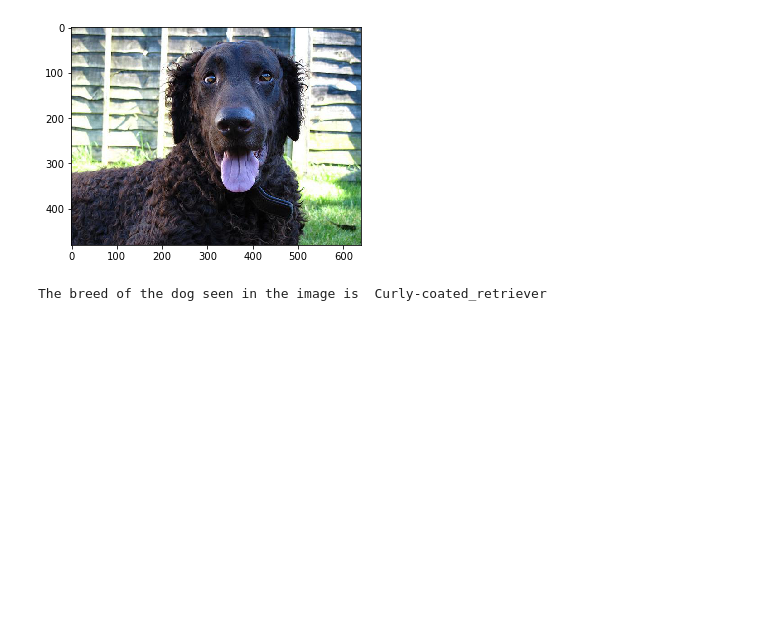
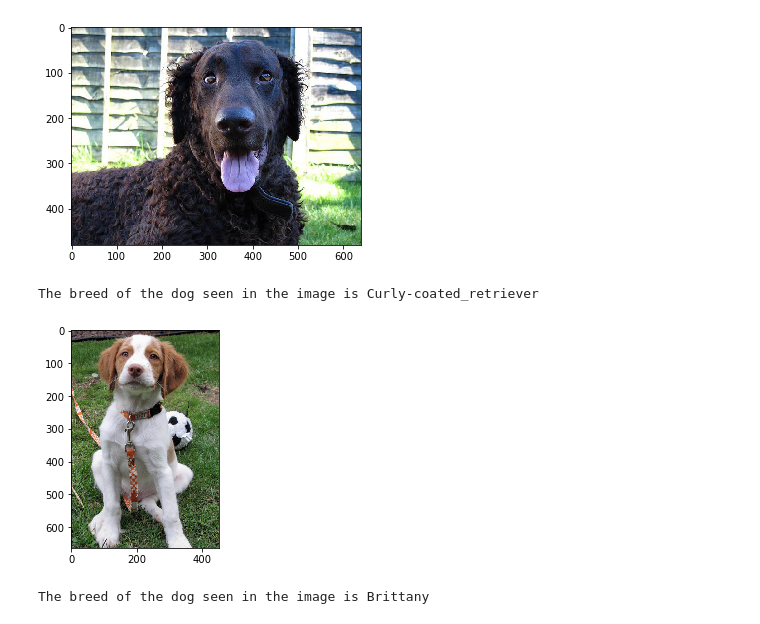
Before and after one commit to mavharsha/dl-solutions, a Jupyter notebook: dog-project/dog_app.ipynb, the cells around one changed output. Drawn from its saved outputs; the diff is of its cells as text; code cells hidden in the pictures; blank space fills up the shorter version.

Commit message:
Added a couple of images to test the CNN

```diff
--- a/dog-project/dog_app.ipynb
+++ b/dog-project/dog_app.ipynb
@@ -731,7 +731,7 @@ def dog_and_human_predictor(path):
     elif face_detector(path) == True:
         return print('A Human is seen in the picture.')
     else:
-        return print('Error detecting either a human or dog.')
+        return print('Error detecting! It is neither a human nor a dog.')
 # %% [markdown]
 ---
 <a id='step7'></a>
@@ -776,0 +777,5 @@ The breed of the dog seen in the image is  Curly-coated_retriever
+# %%
+dog_and_human_predictor("images/Brittany_02625.jpg")
+# %% [output]
+[figure, added]
+The breed of the dog seen in the image is Brittany
```
Also changed, not shown: parts of 7 cells of this notebook.
